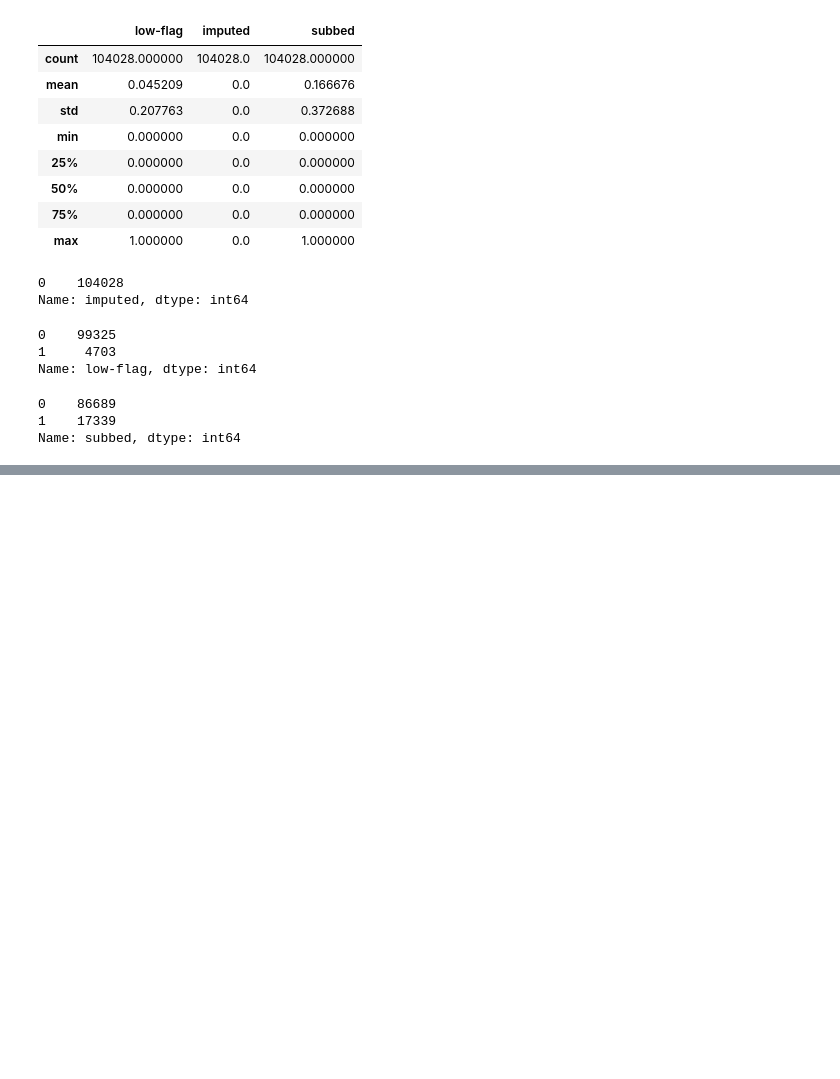
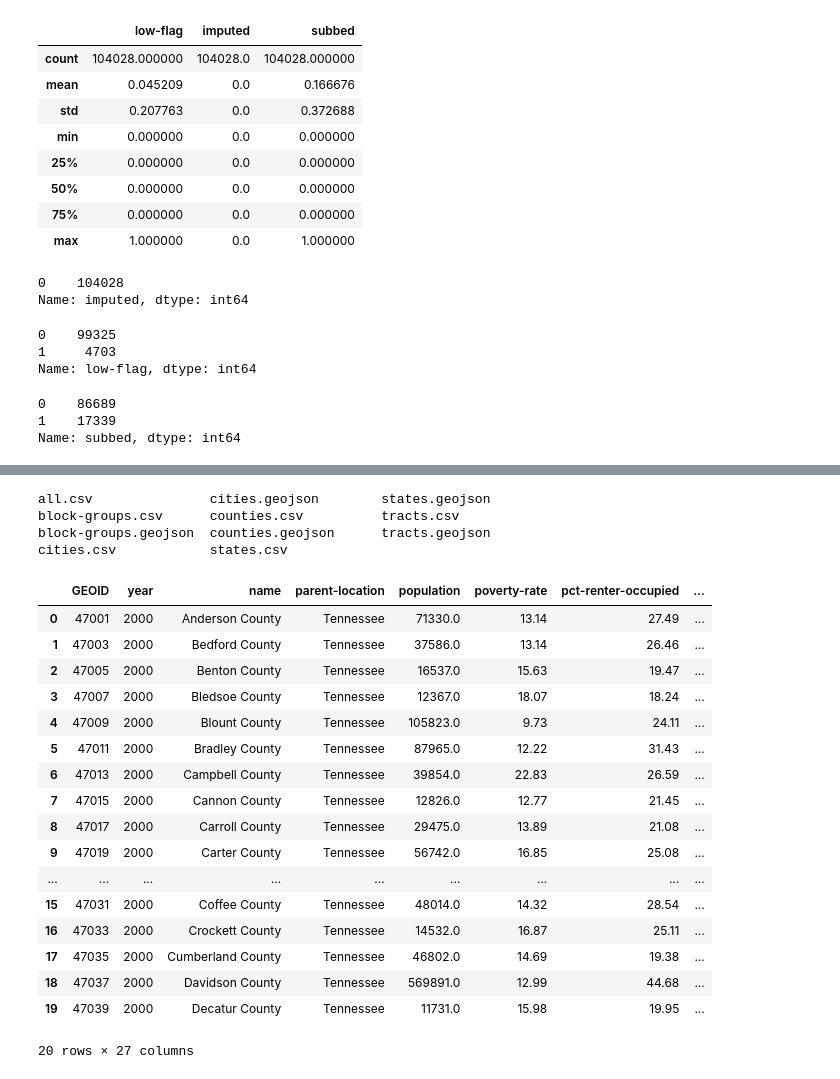
Before and after one commit to paulo-g-martinez/eviction-lab-tn-nss-capstone, a Jupyter notebook: EDA-exploratory-data-analysis.ipynb, the cells around one changed output, grey strips where cells are left out. Drawn from its saved outputs; the diff is of its cells as text; code cells hidden in the pictures; blank space fills up the shorter version.

```diff
--- a/EDA-exploratory-data-analysis.ipynb
+++ b/EDA-exploratory-data-analysis.ipynb
@@ -224,0 +237,29 @@ Name: subbed, dtype: int64
+# %%
+ls data/
+# %% [output]
+all.csv               cities.geojson        states.geojson
+block-groups.csv      counties.csv          tracts.csv
+block-groups.geojson  counties.geojson      tracts.geojson
+cities.csv            states.csv
+# %%
+counties_evicts_df = pd.read_csv('data/counties.csv')
+counties_evicts_df.head(20)
+# %% [output]
+|  | GEOID | year | name | parent-location | population | poverty-rate | pct-renter-occupied | ... |
+| 0 | 47001 | 2000 | Anderson County | Tennessee | 71330.0 | 13.14 | 27.49 | ... |
+| 1 | 47003 | 2000 | Bedford County | Tennessee | 37586.0 | 13.14 | 26.46 | ... |
+| 2 | 47005 | 2000 | Benton County | Tennessee | 16537.0 | 15.63 | 19.47 | ... |
+| 3 | 47007 | 2000 | Bledsoe County | Tennessee | 12367.0 | 18.07 | 18.24 | ... |
+| 4 | 47009 | 2000 | Blount County | Tennessee | 105823.0 | 9.73 | 24.11 | ... |
+| 5 | 47011 | 2000 | Bradley County | Tennessee | 87965.0 | 12.22 | 31.43 | ... |
+| 6 | 47013 | 2000 | Campbell County | Tennessee | 39854.0 | 22.83 | 26.59 | ... |
+| 7 | 47015 | 2000 | Cannon County | Tennessee | 12826.0 | 12.77 | 21.45 | ... |
+| 8 | 47017 | 2000 | Carroll County | Tennessee | 29475.0 | 13.89 | 21.08 | ... |
+| 9 | 47019 | 2000 | Carter County | Tennessee | 56742.0 | 16.85 | 25.08 | ... |
+| ... | ... | ... | ... | ... | ... | ... | ... | ... |
+| 15 | 47031 | 2000 | Coffee County | Tennessee | 48014.0 | 14.32 | 28.54 | ... |
+| 16 | 47033 | 2000 | Crockett County | Tennessee | 14532.0 | 16.87 | 25.11 | ... |
+| 17 | 47035 | 2000 | Cumberland County | Tennessee | 46802.0 | 14.69 | 19.38 | ... |
+| 18 | 47037 | 2000 | Davidson County | Tennessee | 569891.0 | 12.99 | 44.68 | ... |
+| 19 | 47039 | 2000 | Decatur County | Tennessee | 11731.0 | 15.98 | 19.95 | ... |
+20 rows × 27 columns
```
Also changed, not shown: parts of 3 cells of this notebook, 1 other file.
